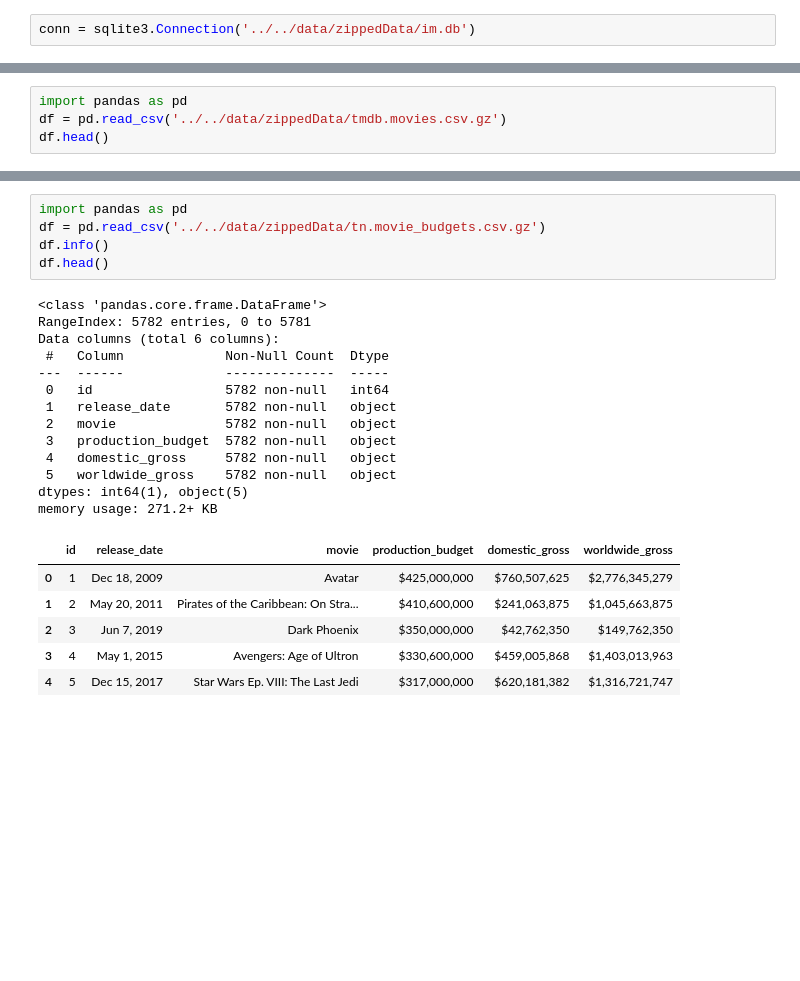
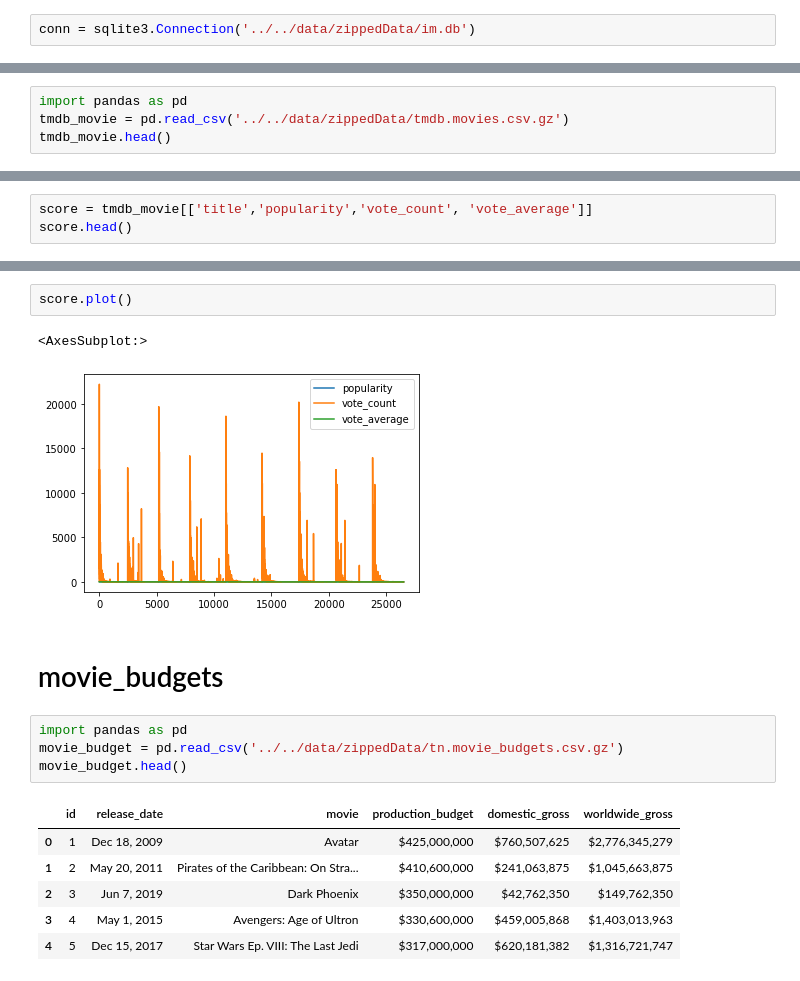
Before and after one commit to zmtillery/group-5-0206, a Jupyter notebook: notebooks/cole/cole.ipynb, the cells around one changed output, grey strips where cells are left out. Drawn from its saved outputs; the diff is of its cells as text; blank space fills up the shorter version.

```diff
--- a/notebooks/cole/cole.ipynb
+++ b/notebooks/cole/cole.ipynb
@@ -47,7 +198,7 @@ df.head()
 # %%
 import pandas as pd
-df = pd.read_csv('../../data/zippedData/tmdb.movies.csv.gz')
-df.head()
+tmdb_movie = pd.read_csv('../../data/zippedData/tmdb.movies.csv.gz')
+tmdb_movie.head()
 # %% [output]
 |  | Unnamed: 0 | genre_ids | id | original_language | original_title | popularity | release_date | title | ... |
 | 0 | 0 | [12, 14, 10751] | 12444 | en | Harry Potter and the Deathly Hall... | 33.533 | 2010-11-19 | Harry Potter and the Deathly Hall... | ... |
@@ -57,0 +243,3 @@ df.head()
+# %%
+score = tmdb_movie[['title','popularity','vote_count', 'vote_average']]
+score.head()
@@ -58,22 +253,15 @@ df.head()
+# %%
+score.plot()
+# %% [output]
+<AxesSubplot:>
+[figure, added]
+# %% [markdown]
+# movie_budgets
 # %%
 import pandas as pd
-df = pd.read_csv('../../data/zippedData/tn.movie_budgets.csv.gz')
-df.info()
-df.head()
+movie_budget = pd.read_csv('../../data/zippedData/tn.movie_budgets.csv.gz')
+movie_budget.head()
 # %% [output]
-<class 'pandas.core.frame.DataFrame'>
-RangeIndex: 5782 entries, 0 to 5781
-Data columns (total 6 columns):
- #   Column             Non-Null Count  Dtype
----  ------             --------------  -----
- 0   id                 5782 non-null   int64
- 1   release_date       5782 non-null   object
- 2   movie              5782 non-null   object
- 3   production_budget  5782 non-null   object
- 4   domestic_gross     5782 non-null   object
- 5   worldwide_gross    5782 non-null   object
-dtypes: int64(1), object(5)
-memory usage: 271.2+ KB
 |  | id | release_date | movie | production_budget | domestic_gross | worldwide_gross |
 | 0 | 1 | Dec 18, 2009 | Avatar | $425,000,000 | $760,507,625 | $2,776,345,279 |
 | 1 | 2 | May 20, 2011 | Pirates of the Caribbean: On Stra... | $410,600,000 | $241,063,875 | $1,045,663,875 |
```
Also changed, not shown: parts of 41 cells of this notebook.
